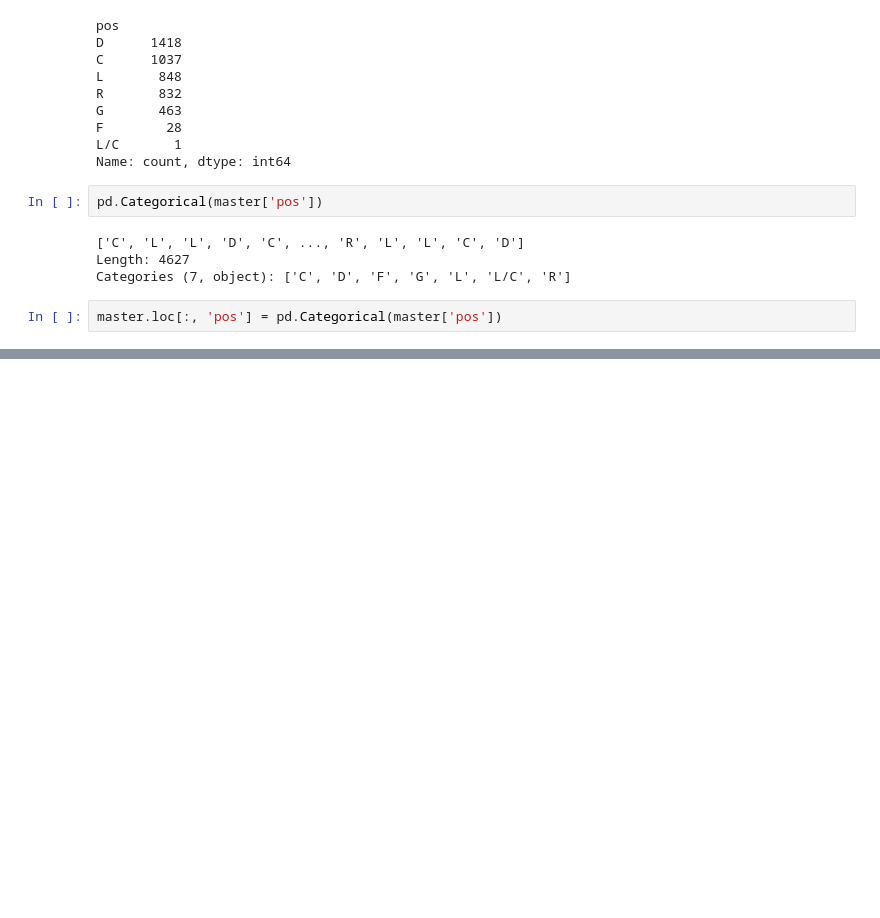
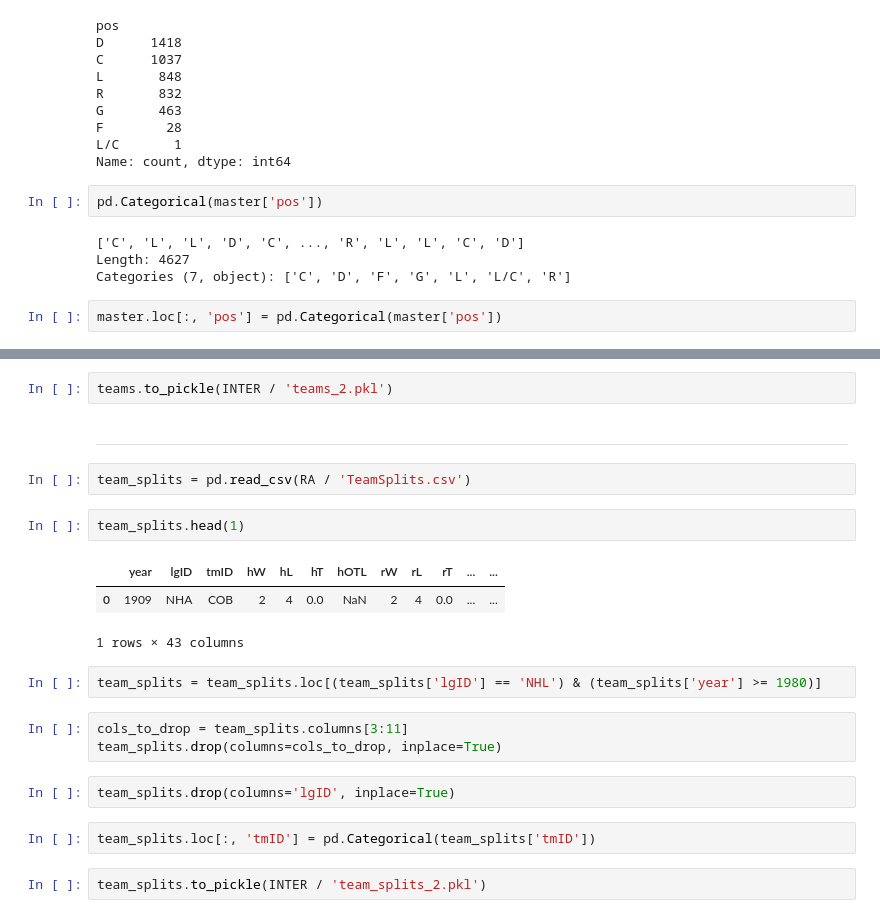
Before and after one commit to Kinetics20/hockey_pandas_practice, a Jupyter notebook: notebooks/prep_dataset.ipynb, the cells around one changed output, grey strips where cells are left out. Saved outputs shown, nothing was run; the diff lists cells and outputs as text; blank space fills up the shorter version.

```diff
--- a/notebooks/prep_dataset.ipynb
+++ b/notebooks/prep_dataset.ipynb
@@ -242,0 +547,23 @@ dtype: object
+# %%
+teams.to_pickle(INTER / 'teams_2.pkl')
+# %% [markdown]
+---
+# %%
+team_splits = pd.read_csv(RA / 'TeamSplits.csv')
+# %%
+team_splits.head(1)
+# %% [output]
+|  | year | lgID | tmID | hW | hL | hT | hOTL | rW | rL | rT | ... | ... |
+| 0 | 1909 | NHA | COB | 2 | 4 | 0.0 | NaN | 2 | 4 | 0.0 | ... | ... |
+1 rows × 43 columns
+# %%
+team_splits = team_splits.loc[(team_splits['lgID'] == 'NHL') & (team_splits['year'] >= 1980)]
+# %%
+cols_to_drop = team_splits.columns[3:11]
+team_splits.drop(columns=cols_to_drop, inplace=True)
+# %%
+team_splits.drop(columns='lgID', inplace=True)
+# %%
+team_splits.loc[:, 'tmID'] = pd.Categorical(team_splits['tmID'])
+# %%
+team_splits.to_pickle(INTER / 'team_splits_2.pkl')
```
Also changed, not shown: parts of 48 cells of this notebook, 4 other files.
